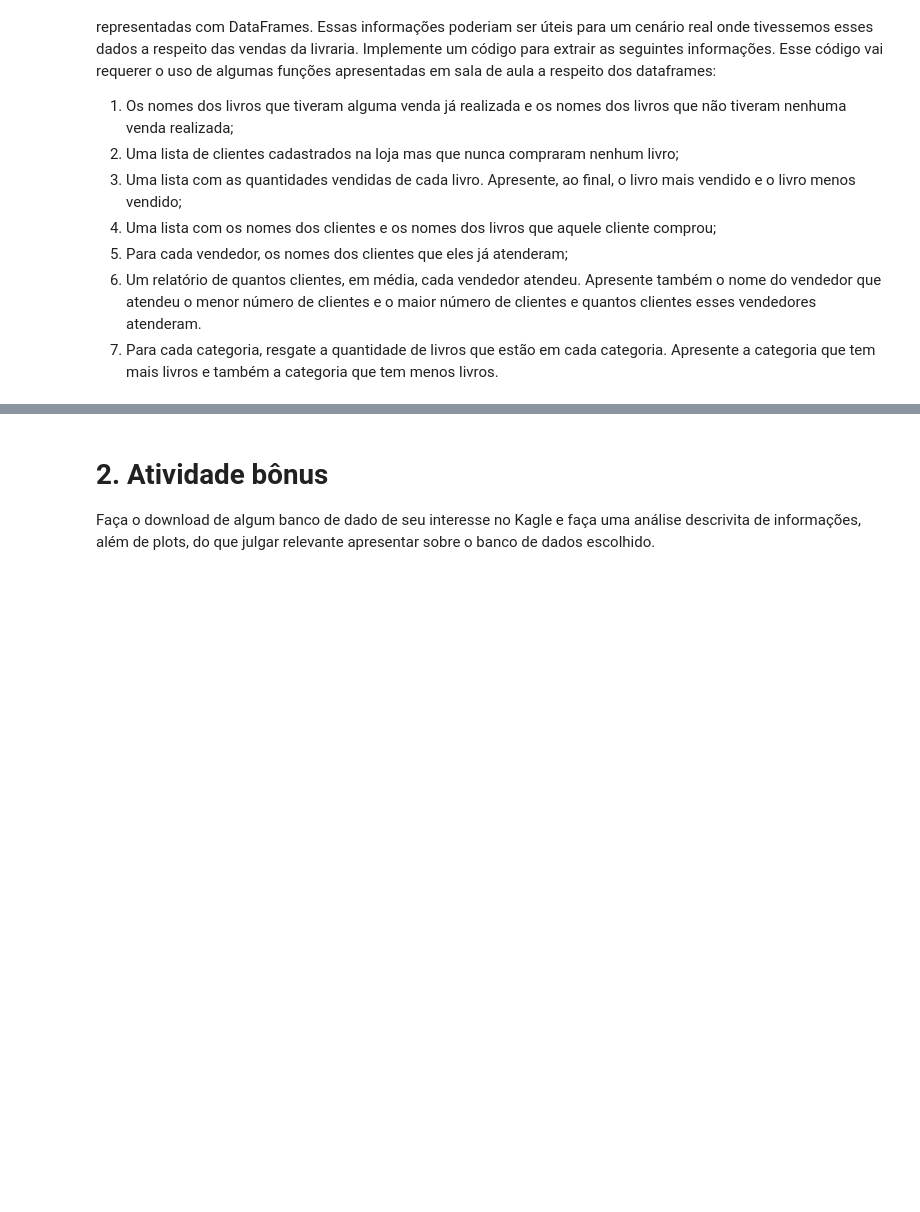
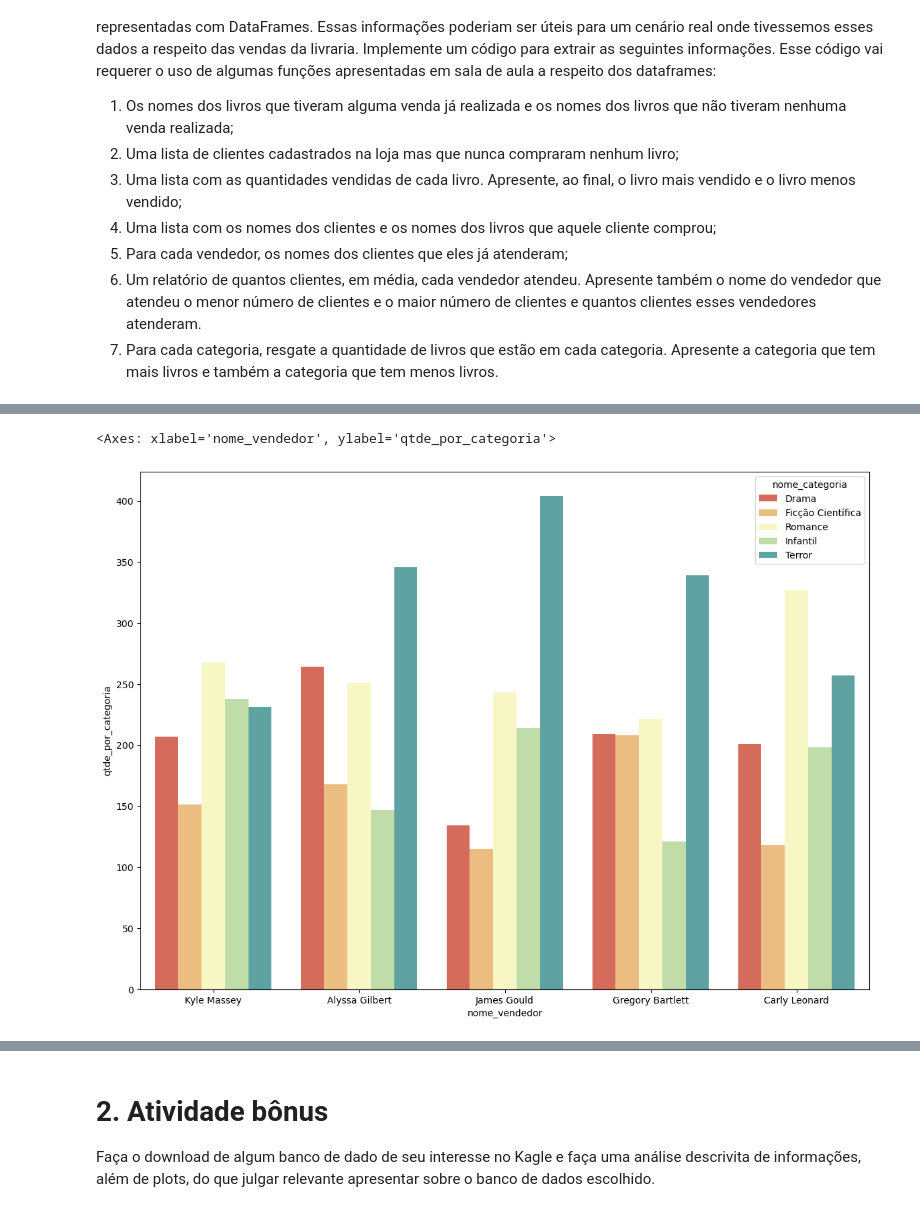
Before and after one commit to n3vrmr/data_studies, a Jupyter notebook: notebooks/1_python .ipynb, the cells around one changed output, grey strips where cells are left out. Cells and saved outputs as stored; diff of their text form; code cells hidden in the pictures; blank space fills up the shorter version.

```diff
--- a/notebooks/1_python .ipynb
+++ b/notebooks/1_python .ipynb
@@ -294,0 +854,29 @@ Implemente os códigos que exibem os items a seguir:
+# %%
+vendors_cat_dict = {"nome_vendedor":["Kyle Massey","Alyssa Gilbert",
+                                     "James Gould","Gregory Bartlett",
+                                     "Carly Leonard","Kyle Massey",
+                                     "Alyssa Gilbert","James Gould",
+                                     "Gregory Bartlett","Carly Leonard",
+                                     "Kyle Massey","Alyssa Gilbert",
+                                     "James Gould","Gregory Bartlett",
+                                     "Carly Leonard","Kyle Massey",
+                                     "Alyssa Gilbert","James Gould",
+                                     "Gregory Bartlett","Carly Leonard",
+                                     "Kyle Massey","Alyssa Gilbert",
+                                     "James Gould","Gregory Bartlett",
+                                     "Carly Leonard"],
+                    "nome_categoria":["Drama","Drama","Drama","Drama",
+                                      "Drama","Ficção Científica",
+                                     "Ficção Científica","Ficção Científica",
+                                     "Ficção Científica","Ficção Científica",
+                                     "Romance","Romance","Romance",
+                                     "Romance","Romance","Infantil",
+                                     "Infantil","Infantil","Infantil",
+                                     "Infantil", "Terror","Terror",
+                                     "Terror","Terror","Terror"],
+                    "qtde_por_categoria":[207,264,134,209,201,151,168,115,208,118,
+                                          268,251,243,221,327,238,147,214,121,198,
+                                          231,346,404,339,257]}
+
+vendors_cat_df = pd.DataFrame(vendors_cat_dict)
+vendors_cat_df
@@ -294,0 +901,7 @@ Implemente os códigos que exibem os items a seguir:
+# %%
+plt.figure(figsize=(14,10))
+sns.barplot(vendors_cat_df,x="nome_vendedor",y="qtde_por_categoria",
+            hue="nome_categoria",palette=colors)
+# %% [output]
+<Axes: xlabel='nome_vendedor', ylabel='qtde_por_categoria'>
+[figure, added]
```
Also changed, not shown: parts of 70 cells of this notebook.
